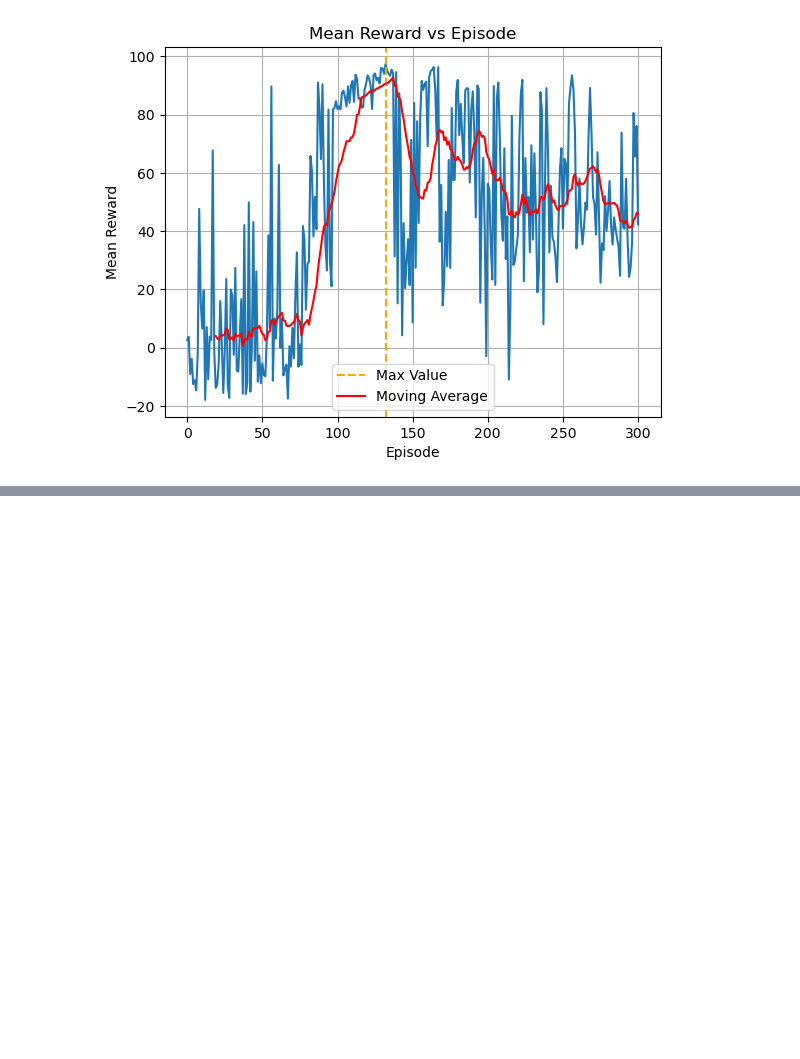
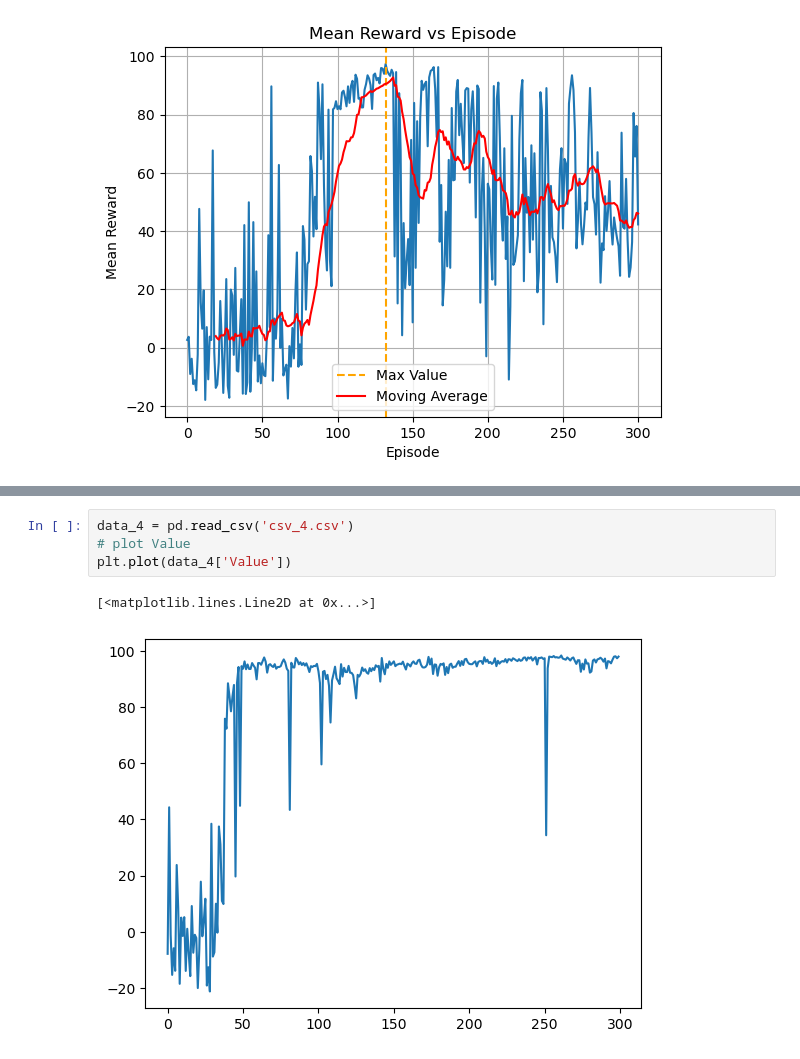
Before and after one commit to krajewskiML/inteligencja_obliczeniowa, a Jupyter notebook: project_2/clean_rl_tutorial/analyze_data.ipynb, the cells around one changed output, grey strips where cells are left out. Cells and saved outputs as stored; diff of their text form; blank space fills up the shorter version.

```diff
--- a/project_2/clean_rl_tutorial/analyze_data.ipynb
+++ b/project_2/clean_rl_tutorial/analyze_data.ipynb
@@ -46,0 +63,7 @@ plt.savefig('plot.png')
+# %%
+data_4 = pd.read_csv('csv_4.csv')
+# plot Value
+plt.plot(data_4['Value'])
+# %% [output]
+[<matplotlib.lines.Line2D at 0x...>]
+[figure, added]
```
Also changed, not shown: parts of 4 cells of this notebook, 9 other files.
